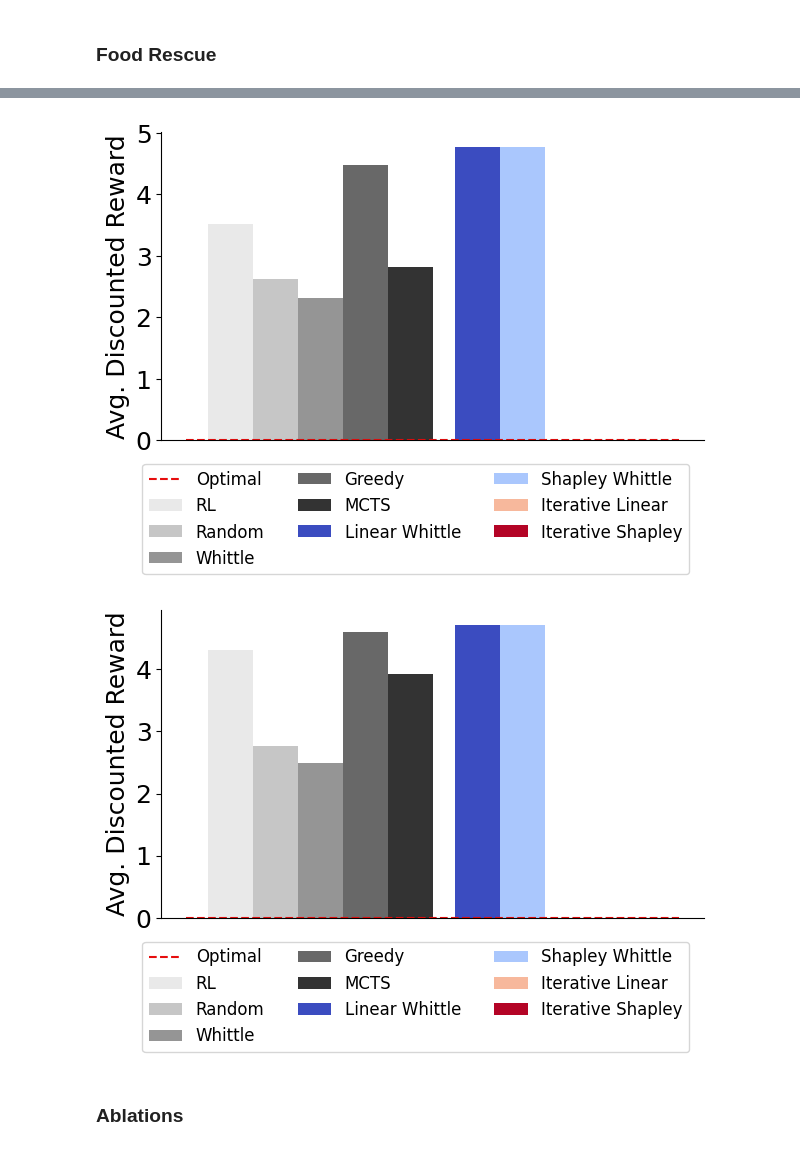
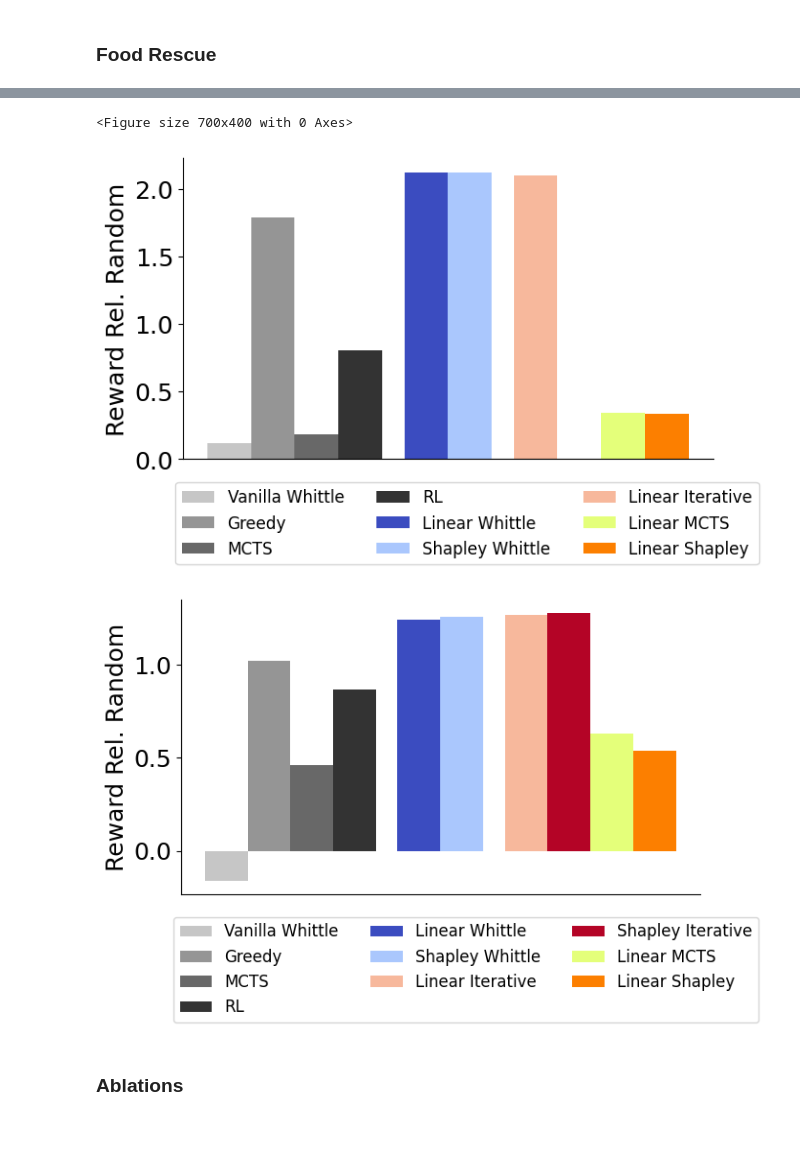
Before and after one commit to naveenr414/food-rescue-rmab, a Jupyter notebook: scripts/notebooks/Plotting.ipynb, the cells around one changed output, grey strips where cells are left out. Drawn from its saved outputs; the diff is of its cells as text; code cells hidden in the pictures.

```diff
--- a/scripts/notebooks/Plotting.ipynb
+++ b/scripts/notebooks/Plotting.ipynb
@@ -53,8 +58,8 @@ for i,m in enumerate(mcts):
 colors_by_method['optimal'] = np.array([0.9,0.05,0.05,1.0])
 # %%
 shapes_by_method = {}
-all_shapes = ['P','o','v','D','s']
-for i,m in enumerate(non_baselines+mcts):
+all_shapes = ['P','o','v','D','s','x','^','<','>']
+for i,m in enumerate(non_baselines+mcts+time_policies):
     shapes_by_method[m] = all_shapes[i]
 # %% [markdown]
 ## NeurIPS 2024 Plots
@@ -234,26 +370,27 @@ plt.savefig("../../results/figures/linearity_budget_2.pdf",dpi=300, bbox_inches=
 # %%
-method_names = ['linear_whittle','shapley_whittle_custom','iterative_whittle','shapley_iterative_whittle','mcts_shapley']
-nice_names = ["Linear Whittle","Shapley Whittle","Iterative Linear","Iterative Shapley","MCTS Shapley"]
-n_arms = [4,5,10,15,20]
+method_names = ['linear_whittle','shapley_whittle_custom','iterative_whittle','shapley_iterative_whittle','shapley_iterative_whittle_100','shapley_iterative_whittle_10','shapley_iterative_whittle_1']
+nice_names = ["Linear Whittle","Shapley Whittle","Linear Iterative","Shapley Iterative","Shapley Iterative 100","Shapley Iterative 10","Shapley Iterative 1"]
+time_taken = [0.01,0.1,1]
 width = 0.1
 plt.figure(figsize=(5,4))
+n_arms = [4,10,15,20]
 
 for i,m in enumerate(method_names):
     score_by_n = []
     std_by_n = []
 
-    dataset = "n_k_variation"
+    dataset = "reward_variation/subset_reward"
 
     for n in n_arms:
-        results = get_results_matching_parameters(dataset,"",{'volunteers_per_arm': 1, 'lamb': 0.5, 'budget': round(n/4), 'n_arms': n})
-        results = aggregate_normalize_data(results,baseline="greedy")
+        results = get_results_matching_parameters(dataset,"",{'volunteers_per_arm': 1, 'lamb': 0.5,  'n_arms': n, 'arm_set_low': 6, 'arm_set_high': 8,'prob_distro': 'uniform'})
+        results = aggregate_data(results)
         score_by_n.append(results['{}_time'.format(m)][0])
         std_by_n.append(results['{}_time'.format(m)][1])
     plt.fill_between(list(range(len(n_arms))), np.array(score_by_n) - np.array(std_by_n), np.array(score_by_n) + np.array(std_by_n), alpha=0.2,  color=colors_by_method[m])
     plt.plot(list(range(len(n_arms))),score_by_n,'{}--'.format(shapes_by_method[m]),color=colors_by_method[m],label=nice_names[i])
 plt.legend(loc="upper left")
-plt.savefig("../../results/figures/time_taken.pdf",dpi=300, bbox_inches='tight')
 plt.xticks(np.array(list(range(len(n_arms)))),n_arms)
 plt.xlabel("Number of Arms")
 plt.ylabel("Time Taken (seconds)")
+plt.savefig("../../results/figures/time_taken.pdf",dpi=300, bbox_inches='tight')
 # %% [output]
@@ -291,14 +426,14 @@ Text(15.347222222222223, 0.5, 'Time Taken (seconds)')
 # %% [markdown]
 ### Food Rescue
 # %%
-method_names = ['dqn_step','random','whittle_activity','greedy','mcts','linear_whittle','shapley_whittle_custom','iterative_whittle','shapley_iterative_whittle','optimal']
-nice_names = ["RL","Random","Whittle","Greedy","MCTS","Linear Whittle","Shapley Whittle","Iterative Linear","Iterative Shapley","Optimal"]
+method_names = ['whittle_activity','greedy','mcts','dqn_step','linear_whittle','shapley_whittle_custom','iterative_whittle','shapley_iterative_whittle','mcts_linear','mcts_shapley']
+nice_names = ["Vanilla Whittle","Greedy","MCTS","RL","Linear Whittle","Shapley Whittle","Linear Iterative","Shapley Iterative","Linear MCTS","Linear Shapley"]
 n_arms = [4]
 width = 0.1
 plt.figure(figsize=(7,4))
 
 distros = ["food_rescue","food_rescue_top"]
-arm_budget = [(100,1,25),(5,5,5)]
+arm_budget = [(100,1,25),(20,1,10)]
 
 x_locations = []
 shift = 0
@@ -321,26 +456,30 @@ for k in range(len(distros)):
 
         dataset = "baselines/food_rescue_policies"
 
-        if m in ['linear_whittle','shapley_whittle_custom','iterative_whittle','shapley_iterative_whittle','mcts_shapley']:
+        if m in ['linear_whittle','shapley_whittle_custom','iterative_whittle','shapley_iterative_whittle','mcts_shapley','mcts_linear']:
             dataset = "food_rescue_policies"
 
+        if m == 'shapley_iterative_whittle' and volunteers*volunteers_per_arm > 25:
+            continue
+
         for n in n_arms:
-            params = {'volunteers_per_arm': volunteers_per_arm, 'lamb': 0.5, 'budget': budget, 'n_arms': volunteers, 'time_limit': 100,'prob_distro': distros[k]}
+            params = {'volunteers_per_arm': volunteers_per_arm, 'lamb': 0.5, 'budget': budget, 'n_arms': volunteers, 'time_limit': 100,'n_episodes': 100, 'prob_distro': distros[k]}
 
             results = get_results_matching_parameters(dataset,"",params)
-            results = aggregate_data(results)
+            results = aggregate_normalize_data(results,baseline="random")
             if '{}_reward'.format(m) not in results:
                 results['{}_reward'.format(m)] = [0,0]
             score_by_n.append(results['{}_reward'.format(m)][0])
             std_by_n.append(results['{}_reward'.format(m)][1])
+        print(m,np.mean(score_by_n))
 
         if m == 'optimal':
             plt.hlines(score_by_n[0],-0.1,x_locations[-1],colors='green',linestyles='dashed',label='Optimal',color=colors_by_method[m])
         else:
             plt.bar(x_locations[i],score_by_n,width=width,label=nice_names[i],color=colors_by_method[m])
 
-    plt.legend(loc='upper left',fontsize=12,ncol=3,bbox_to_anchor=(-0.05,-0.05))
+    plt.legend(loc='upper left',fontsize=12,ncol=3,bbox_to_anchor=(-0.03,-0.05))
     plt.xticks([])
-    plt.ylabel("Avg. Discounted Reward")
-    plt.savefig("../../results/figures/food_rescue_n.pdf",dpi=300, bbox_inches='tight')
+    plt.ylabel("Reward Rel. Random")
+    plt.savefig("../../results/figures/food_rescue_{}.pdf".format(volunteers*volunteers_per_arm),dpi=300, bbox_inches='tight')
 # %% [output]
@@ -348,5 +505,6 @@ for k in range(len(distros)):
+<Figure size 700x400 with 0 Axes>
-[figure, old version]
+[figure, new version]
-[figure, old version]
+[figure, new version]
 # %% [markdown]
 ### Ablations
 # %% [markdown]
```
Also changed, not shown: parts of 34 cells of this notebook, 21 other files.
